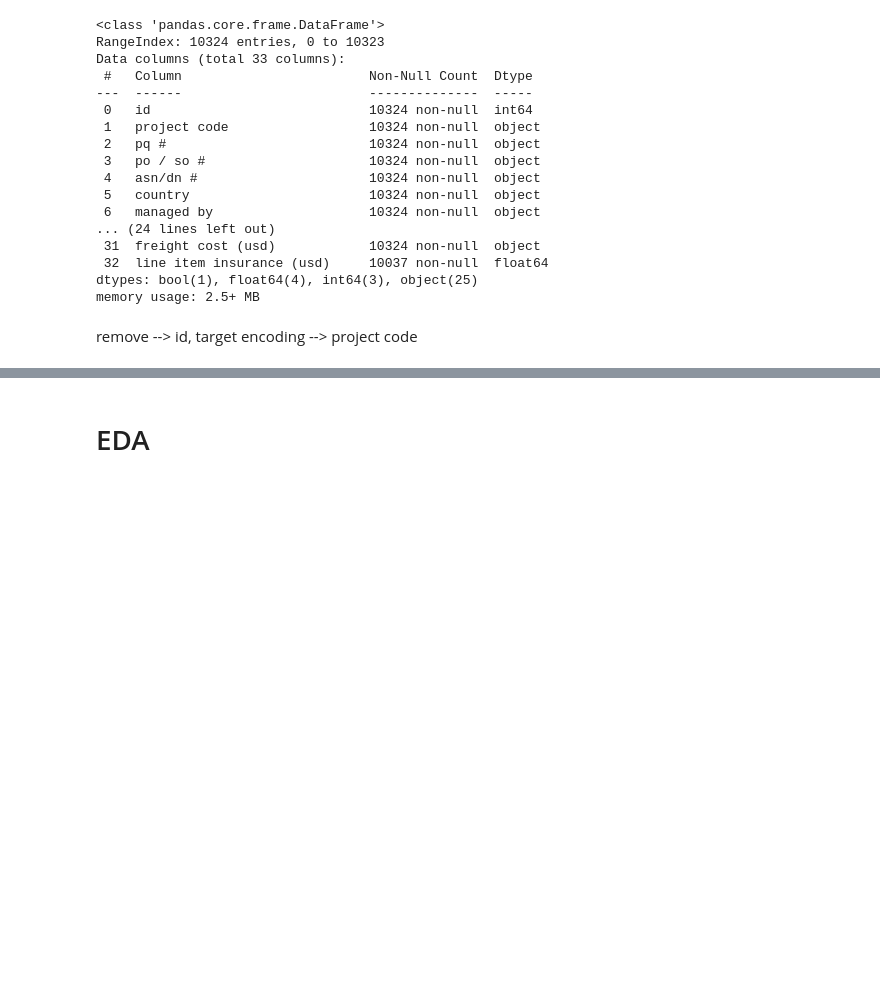
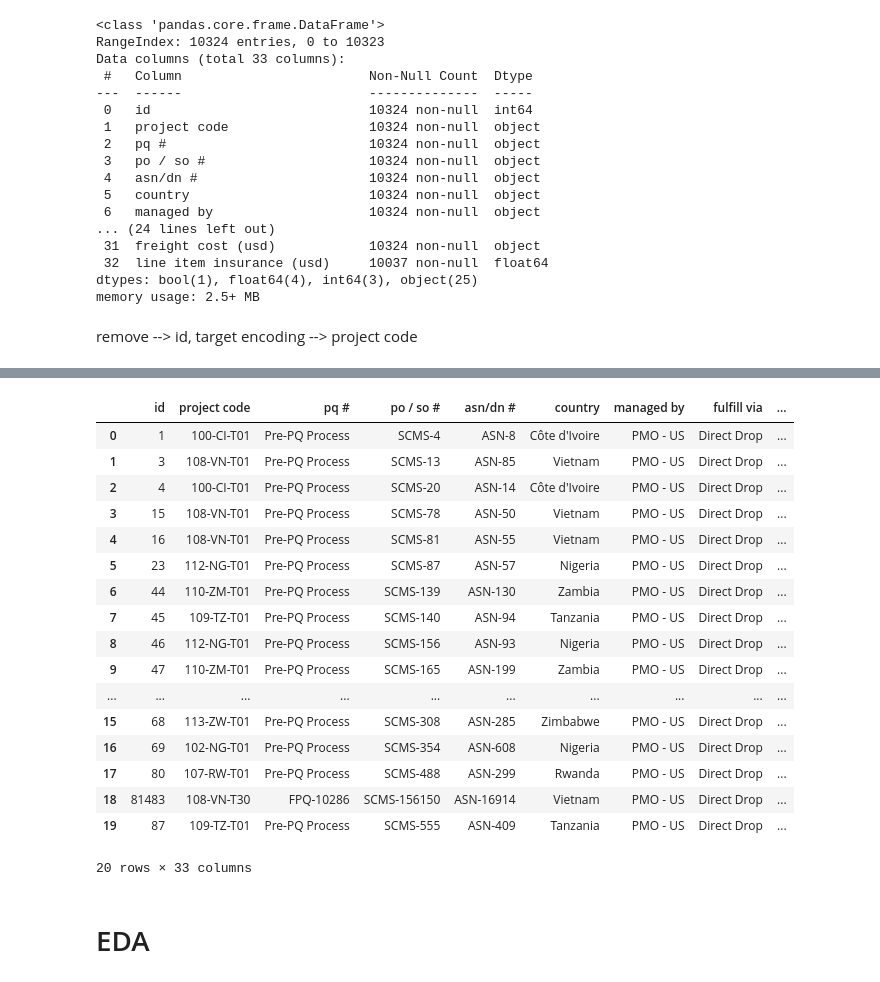
Before and after one commit to burakltnds/Kaggle_Notebook, a Jupyter notebook: 6_tedarik_zincir_maliyet_analizi.ipynb, the cells around one changed output, grey strips where cells are left out. Cells and saved outputs as stored; diff of their text form; code cells hidden in the pictures; blank space fills up the shorter version.

```diff
--- a/6_tedarik_zincir_maliyet_analizi.ipynb
+++ b/6_tedarik_zincir_maliyet_analizi.ipynb
@@ -40,3 +61,24 @@ target encoding --> project code
+# %%
+df.head(20)
+# %% [output]
+|  | id | project code | pq # | po / so # | asn/dn # | country | managed by | fulfill via | ... |
+| 0 | 1 | 100-CI-T01 | Pre-PQ Process | SCMS-4 | ASN-8 | Côte d'Ivoire | PMO - US | Direct Drop | ... |
+| 1 | 3 | 108-VN-T01 | Pre-PQ Process | SCMS-13 | ASN-85 | Vietnam | PMO - US | Direct Drop | ... |
+| 2 | 4 | 100-CI-T01 | Pre-PQ Process | SCMS-20 | ASN-14 | Côte d'Ivoire | PMO - US | Direct Drop | ... |
+| 3 | 15 | 108-VN-T01 | Pre-PQ Process | SCMS-78 | ASN-50 | Vietnam | PMO - US | Direct Drop | ... |
+| 4 | 16 | 108-VN-T01 | Pre-PQ Process | SCMS-81 | ASN-55 | Vietnam | PMO - US | Direct Drop | ... |
+| 5 | 23 | 112-NG-T01 | Pre-PQ Process | SCMS-87 | ASN-57 | Nigeria | PMO - US | Direct Drop | ... |
+| 6 | 44 | 110-ZM-T01 | Pre-PQ Process | SCMS-139 | ASN-130 | Zambia | PMO - US | Direct Drop | ... |
+| 7 | 45 | 109-TZ-T01 | Pre-PQ Process | SCMS-140 | ASN-94 | Tanzania | PMO - US | Direct Drop | ... |
+| 8 | 46 | 112-NG-T01 | Pre-PQ Process | SCMS-156 | ASN-93 | Nigeria | PMO - US | Direct Drop | ... |
+| 9 | 47 | 110-ZM-T01 | Pre-PQ Process | SCMS-165 | ASN-199 | Zambia | PMO - US | Direct Drop | ... |
+| ... | ... | ... | ... | ... | ... | ... | ... | ... | ... |
+| 15 | 68 | 113-ZW-T01 | Pre-PQ Process | SCMS-308 | ASN-285 | Zimbabwe | PMO - US | Direct Drop | ... |
+| 16 | 69 | 102-NG-T01 | Pre-PQ Process | SCMS-354 | ASN-608 | Nigeria | PMO - US | Direct Drop | ... |
+| 17 | 80 | 107-RW-T01 | Pre-PQ Process | SCMS-488 | ASN-299 | Rwanda | PMO - US | Direct Drop | ... |
+| 18 | 81483 | 108-VN-T30 | FPQ-10286 | SCMS-156150 | ASN-16914 | Vietnam | PMO - US | Direct Drop | ... |
+| 19 | 87 | 109-TZ-T01 | Pre-PQ Process | SCMS-555 | ASN-409 | Tanzania | PMO - US | Direct Drop | ... |
+20 rows × 33 columns
 # %% [markdown]
 # EDA
 # %%
```
Also changed, not shown: parts of 10 cells of this notebook.
